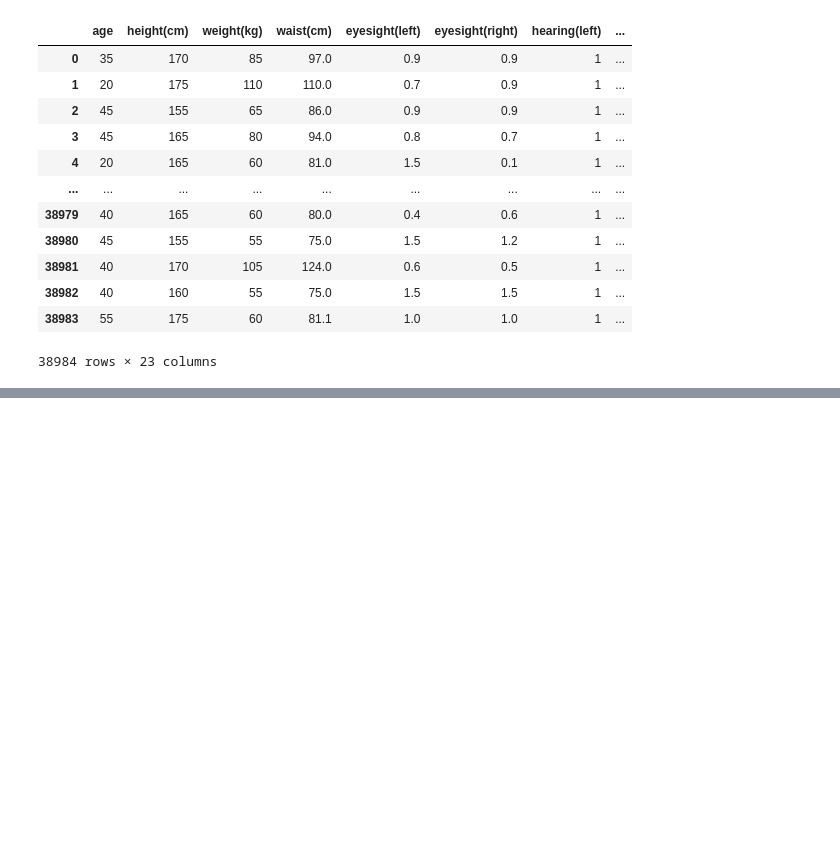
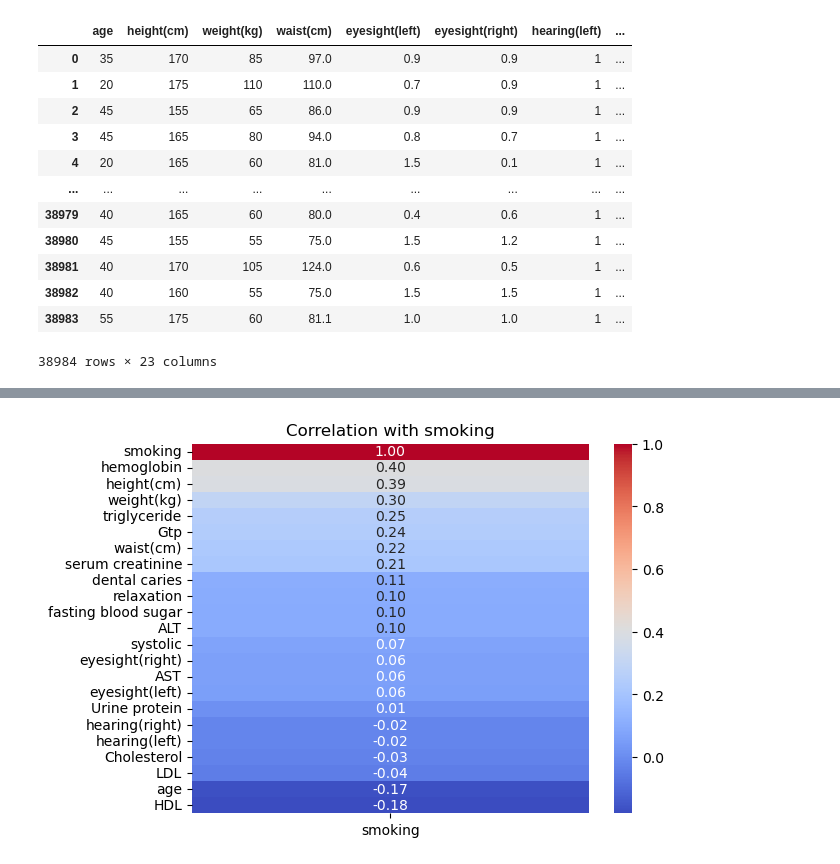
Before and after one commit to mondayy1/SmokerPrediction_using_Biosignals, a Jupyter notebook: overview.ipynb, the cells around one changed output, grey strips where cells are left out. Saved outputs shown, nothing was run; the diff lists cells and outputs as text; code cells hidden in the pictures; blank space fills up the shorter version.

```diff
--- a/overview.ipynb
+++ b/overview.ipynb
@@ -22,0 +122,8 @@ df
+# %%
+corr_smoking = corr["smoking"].sort_values(ascending=False).to_frame()
+sns.heatmap(corr_smoking, cmap="coolwarm", annot=True, fmt=".2f")
+plt.title("Correlation with smoking")
+
+plt.show()
+# %% [output]
+[figure, added]
```
Also changed, not shown: parts of 14 cells of this notebook.
